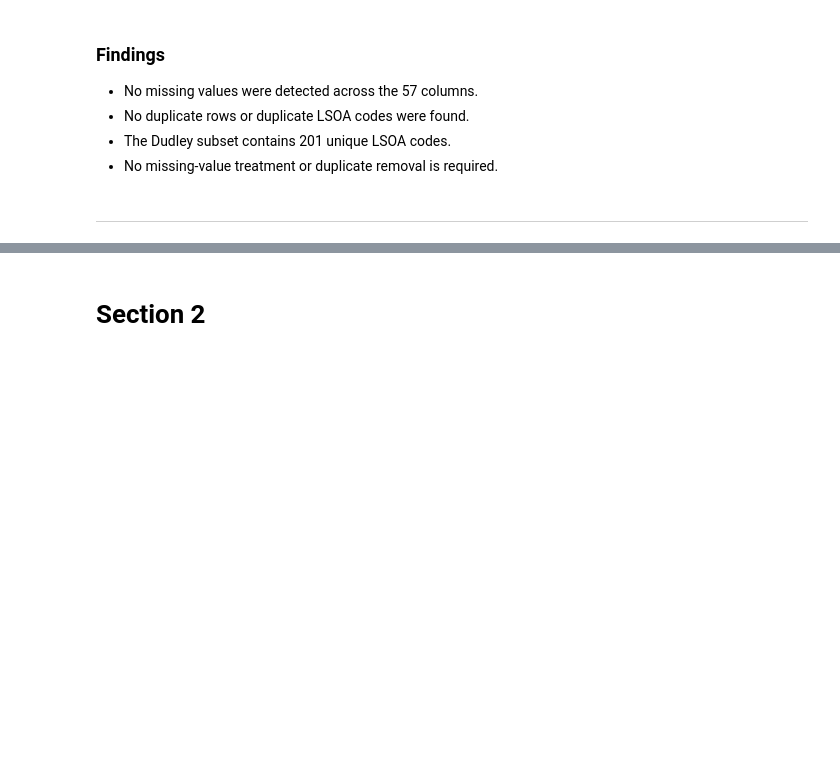
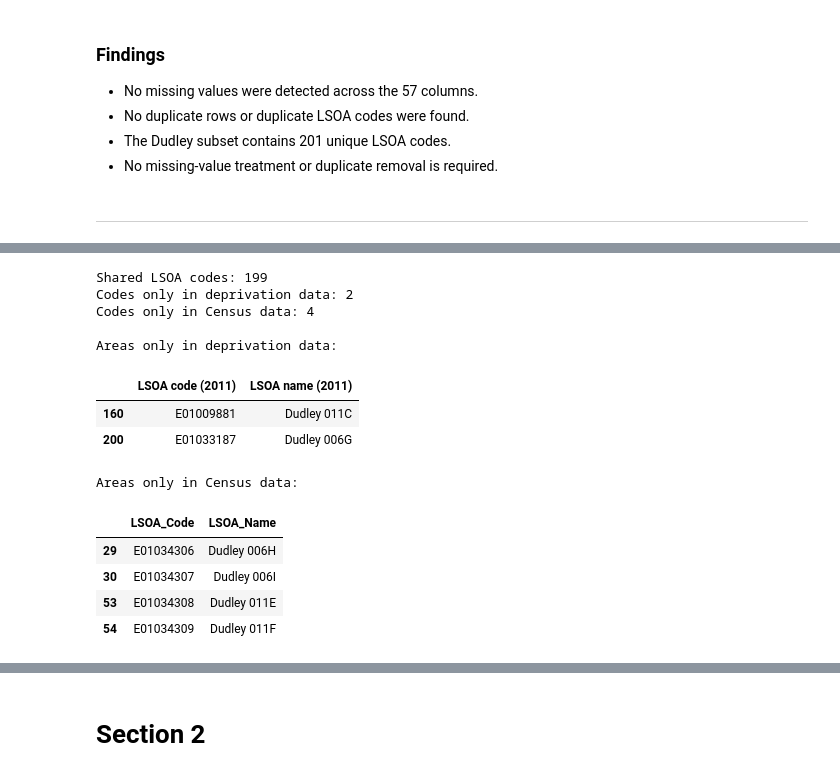
Before and after one commit to LieneRubule/dudley-employment-barriers, a Jupyter notebook: jupyter_notebooks/05_clean_iod.ipynb, the cells around one changed output, grey strips where cells are left out. Drawn from its saved outputs; the diff is of its cells as text; code cells hidden in the pictures; blank space fills up the shorter version.

Commit message:
Document deprivation and Census LSOA differences

```diff
--- a/jupyter_notebooks/05_clean_iod.ipynb
+++ b/jupyter_notebooks/05_clean_iod.ipynb
@@ -222,0 +232,47 @@ Unique LSOA codes: 201
+# %%
+# Developed with ChatGPT assistance to compare geographic coverage.
+
+# Load the cleaned Census economic activity dataset.
+economic_df = pd.read_csv(
+    "cleaned_datasets/dudley_economic_activity_cleaned.csv"
+)
+
+# Compare unique LSOA codes from the two datasets.
+iod_codes = set(iod_clean["LSOA code (2011)"])
+census_codes = set(economic_df["LSOA_Code"])
+
+print("Shared LSOA codes:", len(iod_codes & census_codes))
+print("Codes only in deprivation data:", len(iod_codes - census_codes))
+print("Codes only in Census data:", len(census_codes - iod_codes))
+
+# Display the areas requiring further investigation.
+print("\nAreas only in deprivation data:")
+display(
+    iod_clean.loc[
+        iod_clean["LSOA code (2011)"].isin(iod_codes - census_codes),
+        ["LSOA code (2011)", "LSOA name (2011)"]
+    ]
+)
+
+print("\nAreas only in Census data:")
+display(
+    economic_df.loc[
+        economic_df["LSOA_Code"].isin(census_codes - iod_codes),
+        ["LSOA_Code", "LSOA_Name"]
+    ]
+)
+# %% [output]
+Shared LSOA codes: 199
+Codes only in deprivation data: 2
+Codes only in Census data: 4
+
+Areas only in deprivation data:
+|  | LSOA code (2011) | LSOA name (2011) |
+| 160 | E01009881 | Dudley 011C |
+| 200 | E01033187 | Dudley 006G |
+Areas only in Census data:
+|  | LSOA_Code | LSOA_Name |
+| 29 | E01034306 | Dudley 006H |
+| 30 | E01034307 | Dudley 006I |
+| 53 | E01034308 | Dudley 011E |
+| 54 | E01034309 | Dudley 011F |
```
Also changed, not shown: parts of 3 cells of this notebook.
